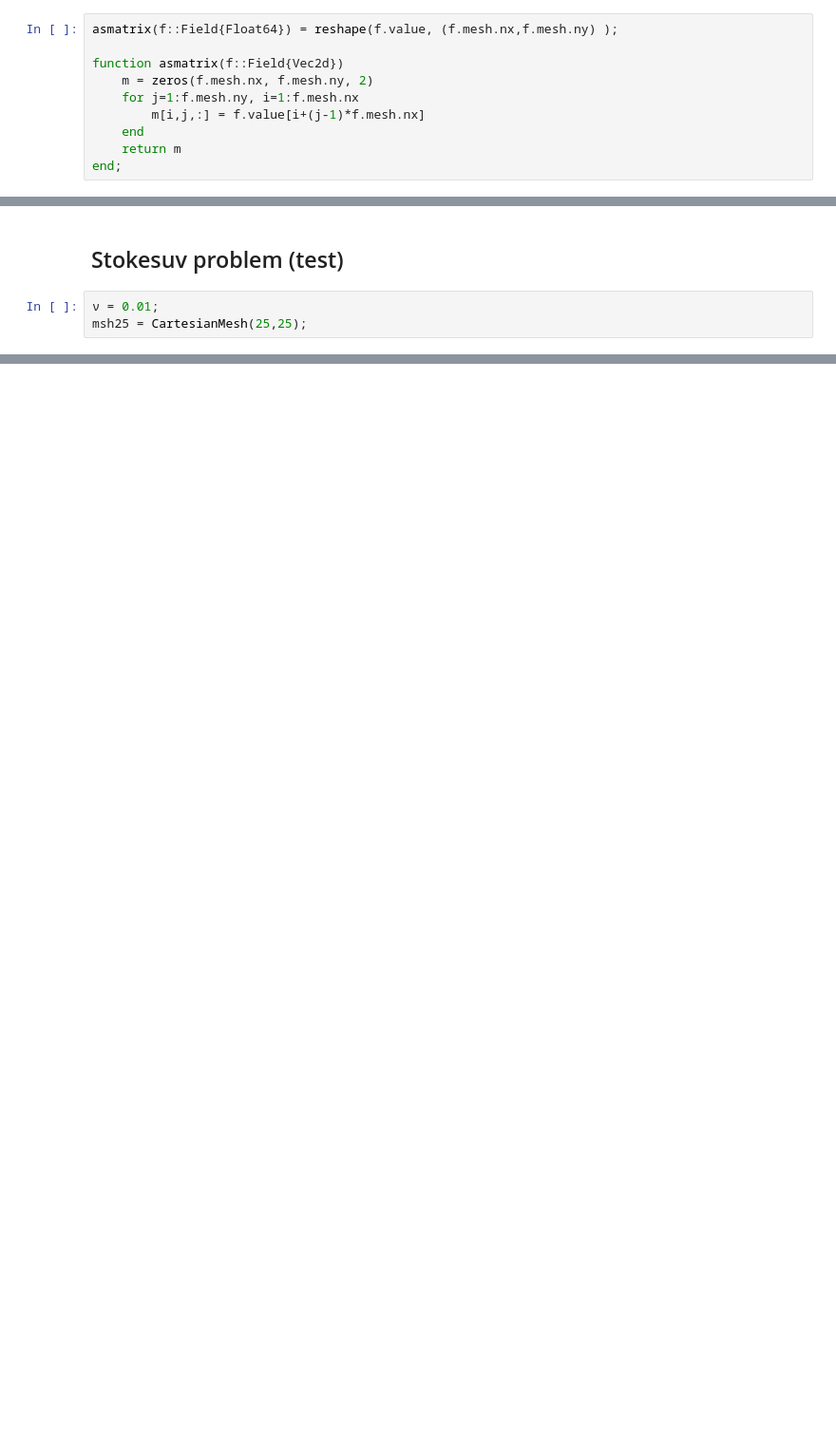
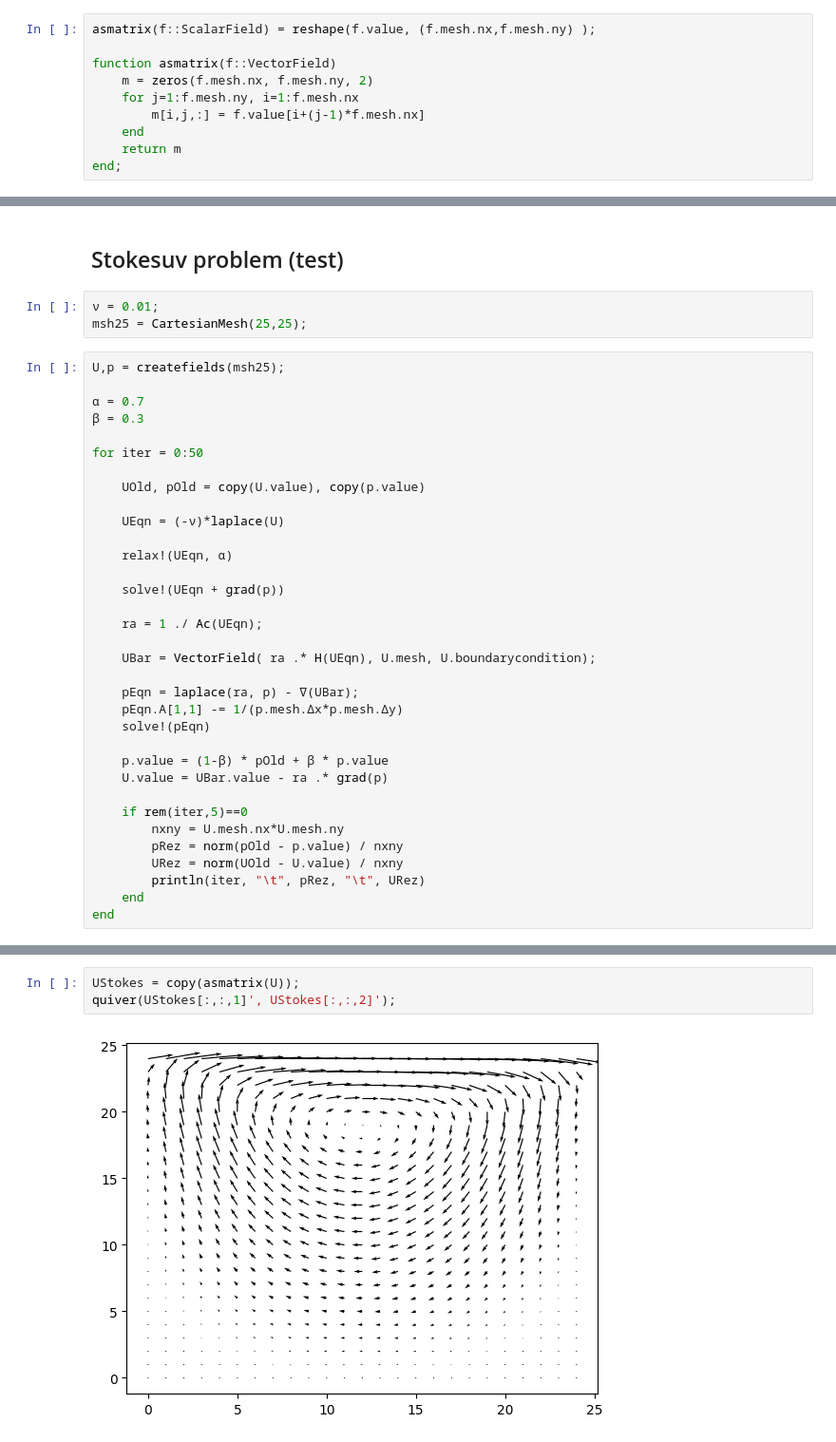
Before and after one commit to furstj/NSP, a Jupyter notebook: lessons/03_navier_stokes.ipynb, the cells around one changed output, grey strips where cells are left out. Shown: that part at 95% size. Cells and saved outputs as stored; diff of their text form; blank space fills up the shorter version.

```diff
--- a/lessons/03_navier_stokes.ipynb
+++ b/lessons/03_navier_stokes.ipynb
@@ -20,7 +20,7 @@ WARNING: Method definition VectorField(Main.CartesianMesh, Any) in module Main a
 # %%
-asmatrix(f::Field{Float64}) = reshape(f.value, (f.mesh.nx,f.mesh.ny) );
+asmatrix(f::ScalarField) = reshape(f.value, (f.mesh.nx,f.mesh.ny) );
 
-function asmatrix(f::Field{Vec2d})
+function asmatrix(f::VectorField)
     m = zeros(f.mesh.nx, f.mesh.ny, 2)
     for j=1:f.mesh.ny, i=1:f.mesh.nx
         m[i,j,:] = f.value[i+(j-1)*f.mesh.nx]
@@ -250,3 +261,37 @@ end;
 # %%
 ν = 0.01;
 msh25 = CartesianMesh(25,25);
+# %%
+U,p = createfields(msh25);
+
+α = 0.7
+β = 0.3
+
+for iter = 0:50
+
+    UOld, pOld = copy(U.value), copy(p.value)
+
+    UEqn = (-ν)*laplace(U)
+
+    relax!(UEqn, α)
+
+    solve!(UEqn + grad(p))
+
+    ra = 1 ./ Ac(UEqn);
+
+    UBar = VectorField( ra .* H(UEqn), U.mesh, U.boundarycondition);
+
+    pEqn = laplace(ra, p) - ∇(UBar);
+    pEqn.A[1,1] -= 1/(p.mesh.Δx*p.mesh.Δy)
+    solve!(pEqn)
+
+    p.value = (1-β) * pOld + β * p.value
+    U.value = UBar.value - ra .* grad(p)
+
+    if rem(iter,5)==0
+        nxny = U.mesh.nx*U.mesh.ny
+        pRez = norm(pOld - p.value) / nxny
+        URez = norm(UOld - U.value) / nxny
+        println(iter, "\t", pRez, "\t", URez)
+    end
+end
@@ -252,0 +310,5 @@ msh25 = CartesianMesh(25,25);
+# %%
+UStokes = copy(asmatrix(U));
+quiver(UStokes[:,:,1]', UStokes[:,:,2]');
+# %% [output]
+[figure, added]
```
Also changed, not shown: parts of 25 cells of this notebook, 1 other file.
